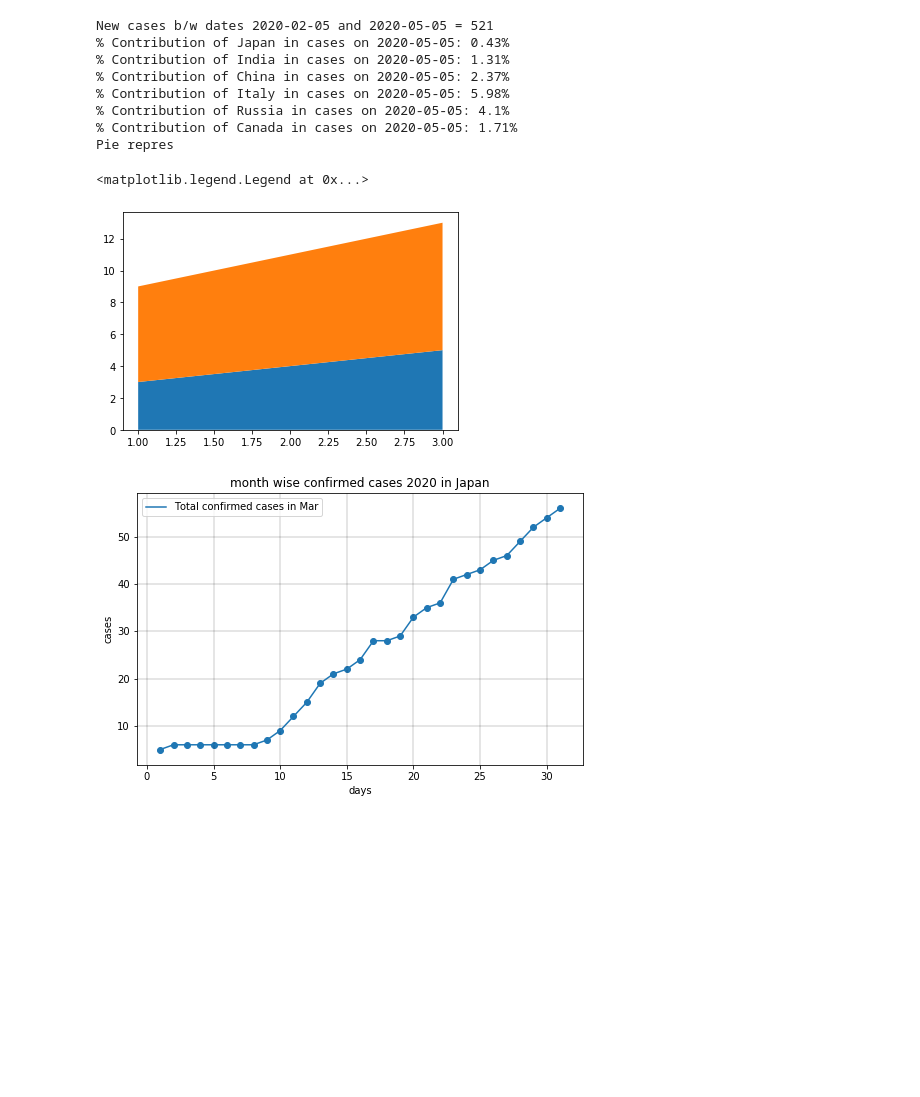
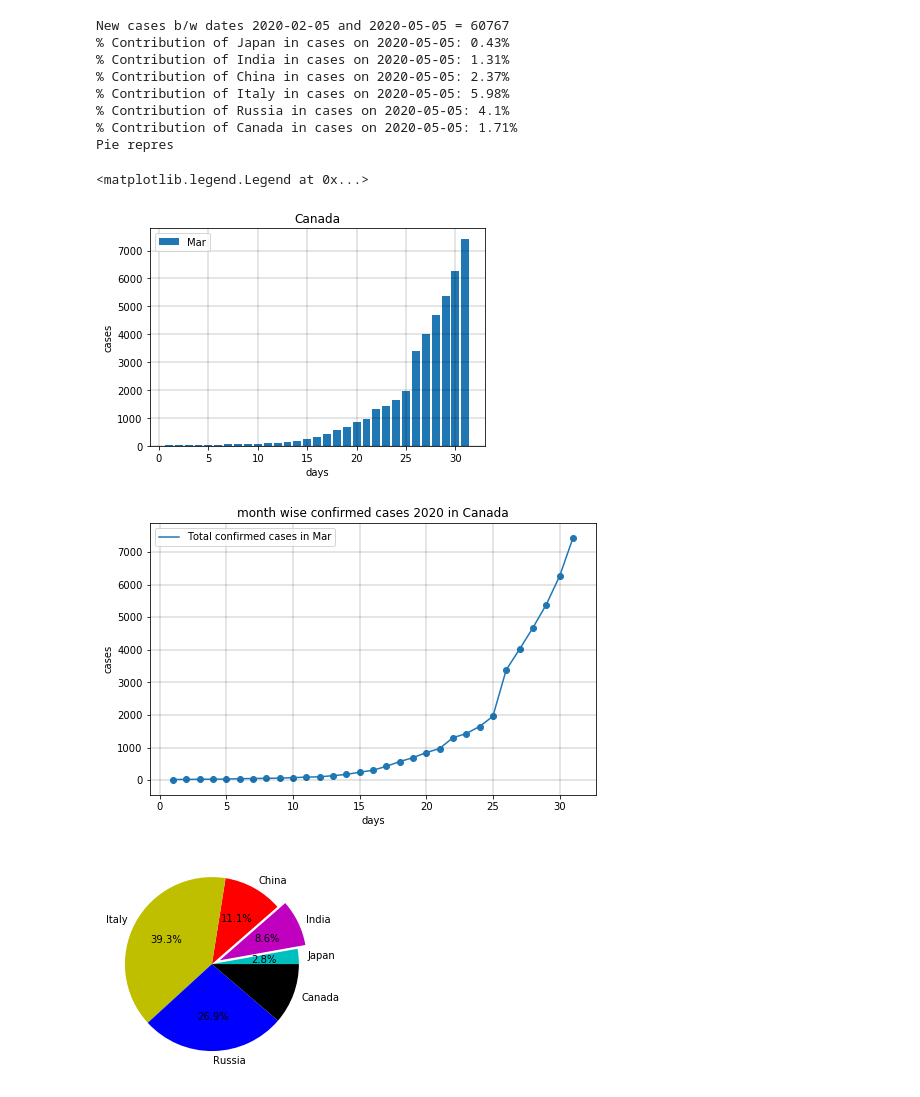
Before and after one commit to Kartik987/Covid-data-visualization-Jupyter-notebook-jupyterLab, a Jupyter notebook: Covid_Jupyterlab.ipynb, the cells around one changed output. Drawn from its saved outputs; the diff is of its cells as text; code cells hidden in the pictures; blank space fills up the shorter version.

```diff
--- a/Covid_Jupyterlab.ipynb
+++ b/Covid_Jupyterlab.ipynb
@@ -9,11 +9,11 @@ query_of_month='Mar'
 countries=[df.Japan,df.India,df.China,df.Italy,df.Russia,df.Canada]
 result_label=['Japan','India','China','Italy','Russia','Canada']
 day=1
-country=df1.Japan  # change country from here
+country=df.Canada  # change country from here
 date1='2020-02-05'
 date2='2020-05-05'
 #Graph for total confirmed cases
-Labelcountry='Japan'
+Labelcountry='Canada'
 def Countries_cases(query_month,country):
     result=[]
     cases=[]
@@ -97,43 +97,49 @@ pieactivities=['Japan','India','China','Italy','Russia','Canada']
 for i in range(len(pieresult[1])):
      print('% Contribution of {} in cases on {}: {}%'.format(result_label[i],date2,pieresult[1][i]))
 
-plt.stackplot([1,2,3],[3,4,5],[6,7,8])
-
 a=Countries_cases(query_of_month,country)
 b=Total_death_world(query_of_month)
+plt.rc('grid', linestyle="-", color='black',lw=0.2)
+plt.grid(True)
+plt.xlabel('days')
+plt.ylabel('cases')
+plt.title(Labelcountry)
+plt.bar(a[1],a[0],label=query_of_month)
+plt.legend()
 plt.rc('grid', linestyle="-", color='black',lw=0.2)
 plt.figure(figsize=(8,5))
 plt.grid(True)
 plt.xlabel('days')
 plt.ylabel('cases')
 plt.title('month wise confirmed cases 2020 in {}'.format(Labelcountry))
 plt.plot(a[1],a[0],label='Total confirmed cases in {}'.format(query_of_month))
 plt.scatter(a[1],a[0])
 plt.legend()
 
 plt.figure()
 cols=['c','m','r','y','b','k']
 plt.pie(pieresult[0],labels=pieactivities,colors=cols,explode=(0,0.1,0,0,0,0),autopct='%1.1f%%')
 
 plt.rc('grid', linestyle="-", color='black',lw=0.2)
 plt.figure(figsize=(8,5))
 plt.grid(True)
 plt.xlabel('days')
 plt.ylabel('Deaths')
 print('Pie repres')
 plt.title('Month wise death_cases 2020 in {}'.format(Labelcountry))
 plt.plot(b[1],b[0],label='Total death_cases in the world in {}'.format(query_of_month),color='r')
 plt.scatter(b[1],b[0],color='r')
 plt.legend()
 # %% [output]
-New cases b/w dates 2020-02-05 and 2020-05-05 = 521
+New cases b/w dates 2020-02-05 and 2020-05-05 = 60767
 % Contribution of Japan in cases on 2020-05-05: 0.43%
 % Contribution of India in cases on 2020-05-05: 1.31%
 % Contribution of China in cases on 2020-05-05: 2.37%
 % Contribution of Italy in cases on 2020-05-05: 5.98%
 % Contribution of Russia in cases on 2020-05-05: 4.1%
 % Contribution of Canada in cases on 2020-05-05: 1.71%
 Pie repres
 <matplotlib.legend.Legend at 0x...>
-[figure, old version]
+[figure, new version]
-[figure, old version]
+[figure, new version]
+[figure, added]
```
Also changed, not shown: parts of 1 cell of this notebook.
